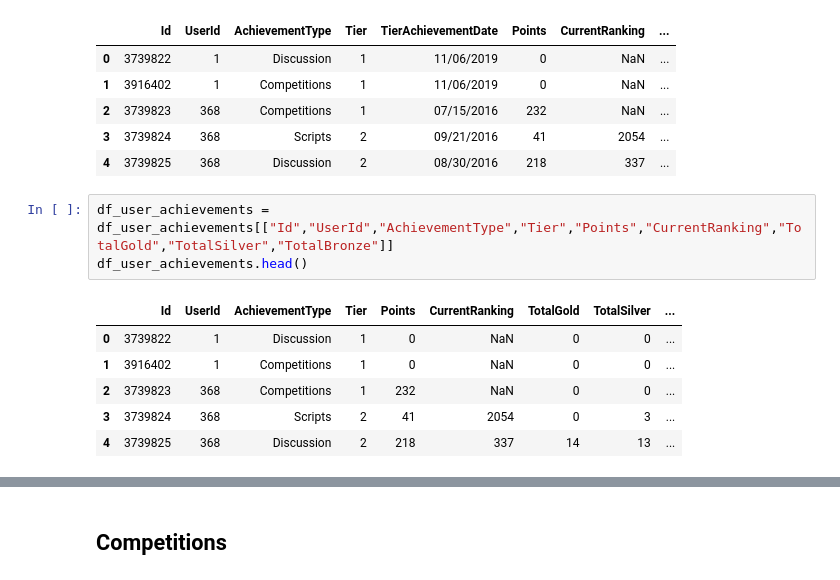
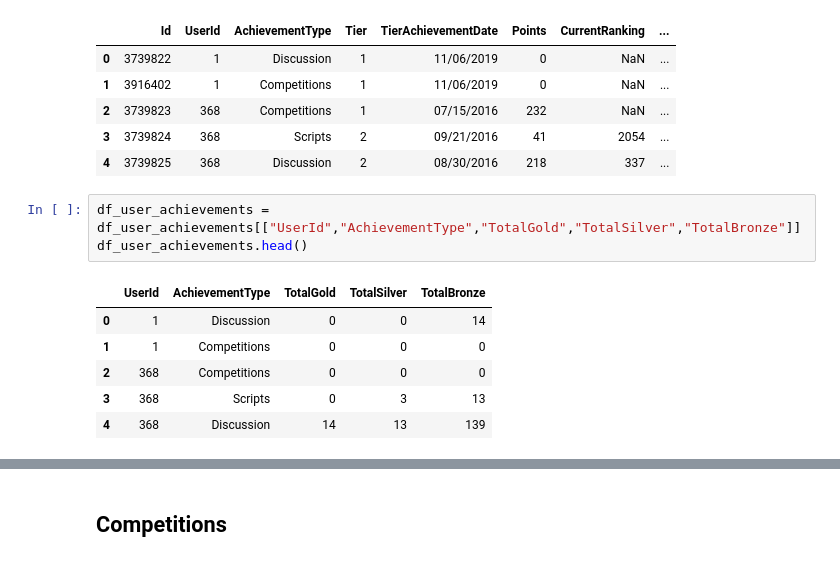
Before and after one commit to jsuasnabarh/kaggle-network-analysis, a Jupyter notebook: notebooks/DataUnderstanding.ipynb, the cells around one changed output, grey strips where cells are left out. Drawn from its saved outputs; the diff is of its cells as text.

```diff
--- a/notebooks/EDA.ipynb
+++ b/notebooks/DataUnderstanding.ipynb
@@ -105,12 +158,12 @@ df_user_achievements.head()
 | 3 | 3739824 | 368 | Scripts | 2 | 09/21/2016 | 41 | 2054 | ... |
 | 4 | 3739825 | 368 | Discussion | 2 | 08/30/2016 | 218 | 337 | ... |
 # %%
-df_user_achievements = df_user_achievements[["Id","UserId","AchievementType","Tier","Points","CurrentRanking","TotalGold","TotalSilver","TotalBronze"]]
+df_user_achievements = df_user_achievements[["UserId","AchievementType","TotalGold","TotalSilver","TotalBronze"]]
 df_user_achievements.head()
 # %% [output]
-|  | Id | UserId | AchievementType | Tier | Points | CurrentRanking | TotalGold | TotalSilver | ... |
-| 0 | 3739822 | 1 | Discussion | 1 | 0 | NaN | 0 | 0 | ... |
-| 1 | 3916402 | 1 | Competitions | 1 | 0 | NaN | 0 | 0 | ... |
-| 2 | 3739823 | 368 | Competitions | 1 | 232 | NaN | 0 | 0 | ... |
-| 3 | 3739824 | 368 | Scripts | 2 | 41 | 2054 | 0 | 3 | ... |
-| 4 | 3739825 | 368 | Discussion | 2 | 218 | 337 | 14 | 13 | ... |
+|  | UserId | AchievementType | TotalGold | TotalSilver | TotalBronze |
+| 0 | 1 | Discussion | 0 | 0 | 14 |
+| 1 | 1 | Competitions | 0 | 0 | 0 |
+| 2 | 368 | Competitions | 0 | 0 | 0 |
+| 3 | 368 | Scripts | 0 | 3 | 13 |
+| 4 | 368 | Discussion | 14 | 13 | 139 |
```
Also changed, not shown: parts of 86 cells of this notebook, 1 other file.
